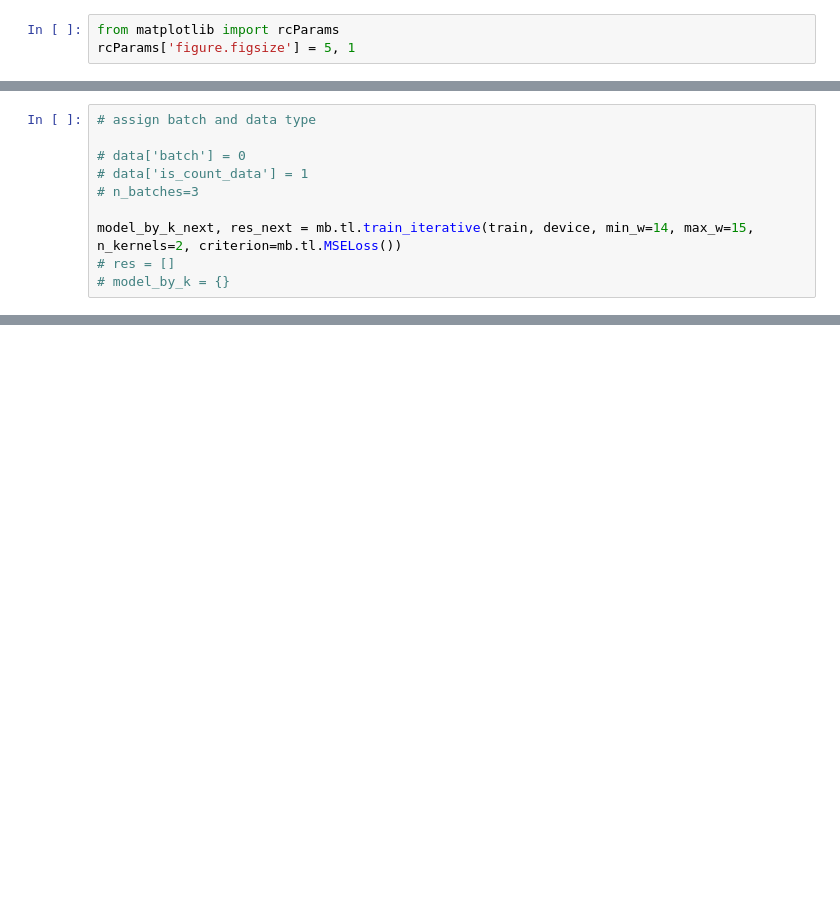
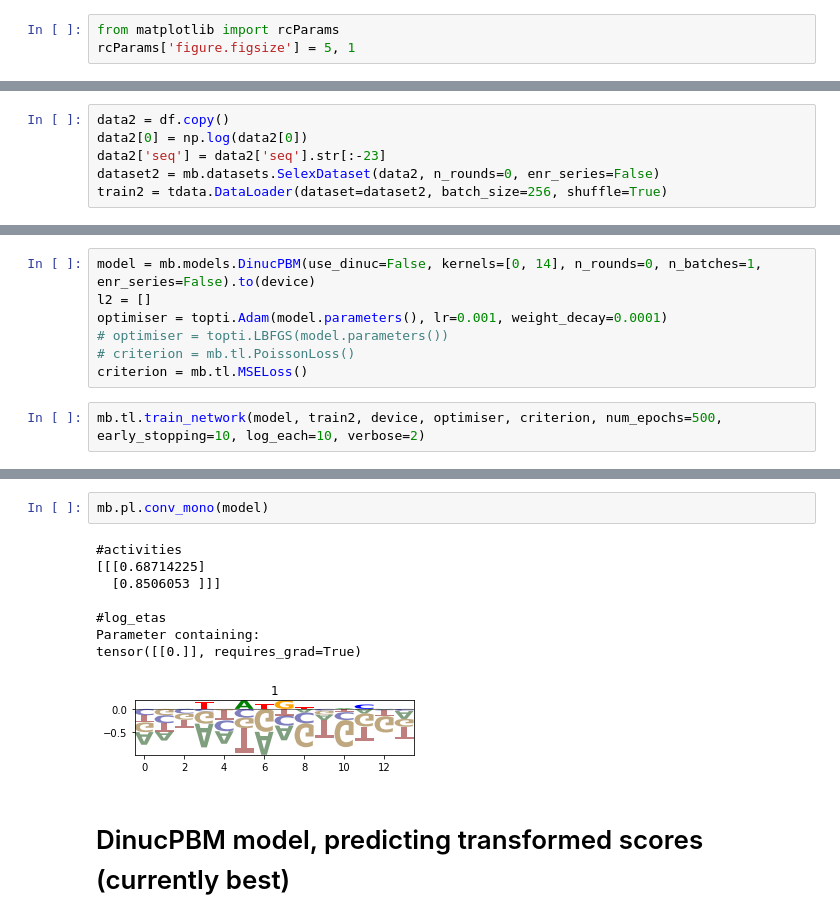
Before and after one commit to theislab/mubind, a Jupyter notebook: notebooks/pbm/01_gcn4.ipynb, the cells around one changed output, grey strips where cells are left out. Saved outputs shown, nothing was run; the diff lists cells and outputs as text; blank space fills up the shorter version.

```diff
--- a/notebooks/pbm/01_gcn4.ipynb
+++ b/notebooks/pbm/01_gcn4.ipynb
@@ -72,10 +130,0 @@ train.dataset.n_batches
-# %%
-# assign batch and data type
-
-# data['batch'] = 0
-# data['is_count_data'] = 1
-# n_batches=3
-
-model_by_k_next, res_next = mb.tl.train_iterative(train, device, min_w=14, max_w=15, n_kernels=2, criterion=mb.tl.MSELoss())
-# res = []
-# model_by_k = {}
@@ -168,0 +159,6 @@ activities
+# %%
+data2 = df.copy()
+data2[0] = np.log(data2[0])
+data2['seq'] = data2['seq'].str[:-23]
+dataset2 = mb.datasets.SelexDataset(data2, n_rounds=0, enr_series=False)
+train2 = tdata.DataLoader(dataset=dataset2, batch_size=256, shuffle=True)
@@ -168,0 +181,9 @@ activities
+# %%
+model = mb.models.DinucPBM(use_dinuc=False, kernels=[0, 14], n_rounds=0, n_batches=1, enr_series=False).to(device)
+l2 = []
+optimiser = topti.Adam(model.parameters(), lr=0.001, weight_decay=0.0001)
+# optimiser = topti.LBFGS(model.parameters())
+# criterion = mb.tl.PoissonLoss()
+criterion = mb.tl.MSELoss()
+# %%
+mb.tl.train_network(model, train2, device, optimiser, criterion, num_epochs=500, early_stopping=10, log_each=10, verbose=2)
@@ -168,0 +208,13 @@ activities
+# %%
+mb.pl.conv_mono(model)
+# %% [output]
+#activities
+[[[0.68714225]
+  [0.8506053 ]]]
+
+#log_etas
+Parameter containing:
+tensor([[0.]], requires_grad=True)
+[figure, added]
+# %% [markdown]
+# DinucPBM model, predicting transformed scores (currently best)
```
Also changed, not shown: parts of 54 cells of this notebook, 3 other files.
